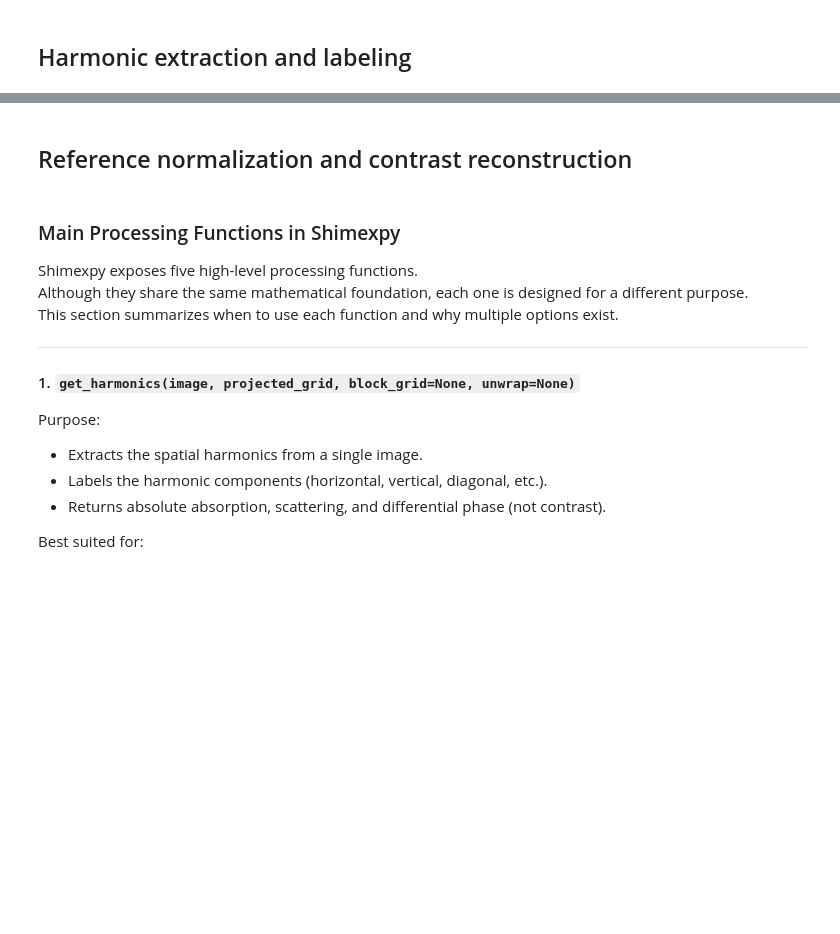
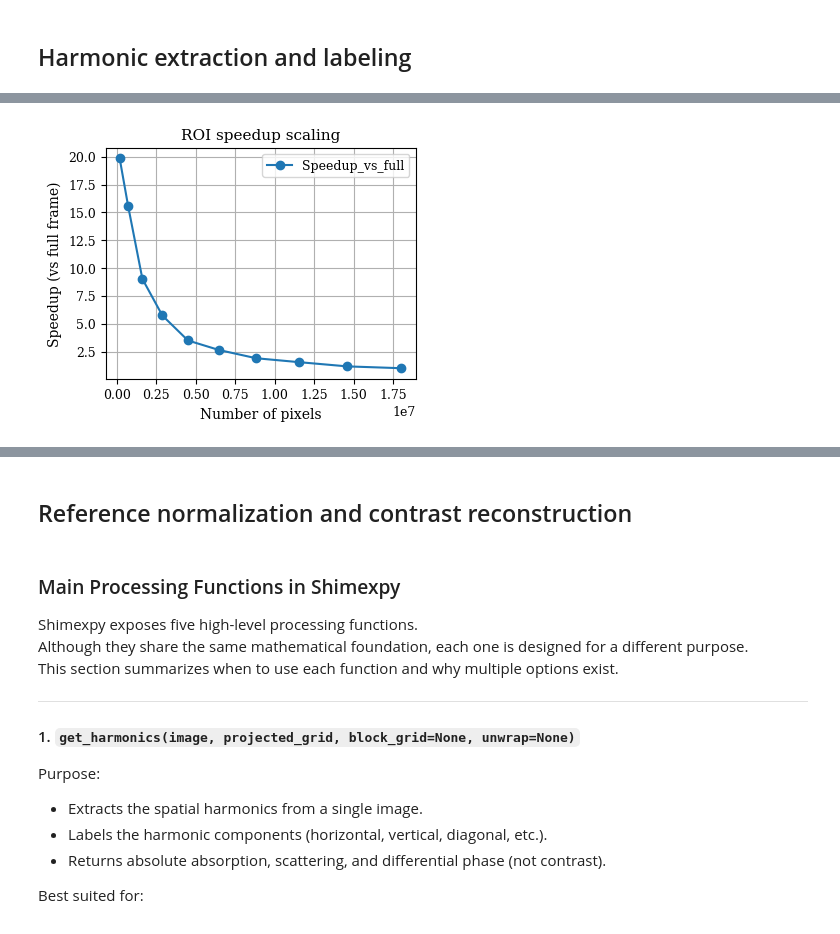
Before and after one commit to JLBeltran-IMAG/shimexpy, a Jupyter notebook: examples/workflow_example.ipynb, the cells around one changed output, grey strips where cells are left out. Drawn from its saved outputs; the diff is of its cells as text; code cells hidden in the pictures; blank space fills up the shorter version.

```diff
--- a/examples/workflow_example.ipynb
+++ b/examples/workflow_example.ipynb
@@ -447,0 +478,20 @@ summary
+# %%
+ax = df.plot(
+    x="Pixels",
+    y="Speedup_vs_full",
+    marker="o",
+    figsize=(4,3),
+    grid=True
+)
+
+ax.set_xlabel("Number of pixels")
+ax.set_ylabel("Speedup (vs full frame)")
+ax.set_title("ROI speedup scaling")
+
+plt.show()
+
+fig = ax.get_figure()
+fig.tight_layout()
+fig.savefig(path2exp / "speedup_vs_pxs.png", dpi=100)
+# %% [output]
+[figure, added]
```
Also changed, not shown: parts of 47 cells of this notebook, 10 other files.
